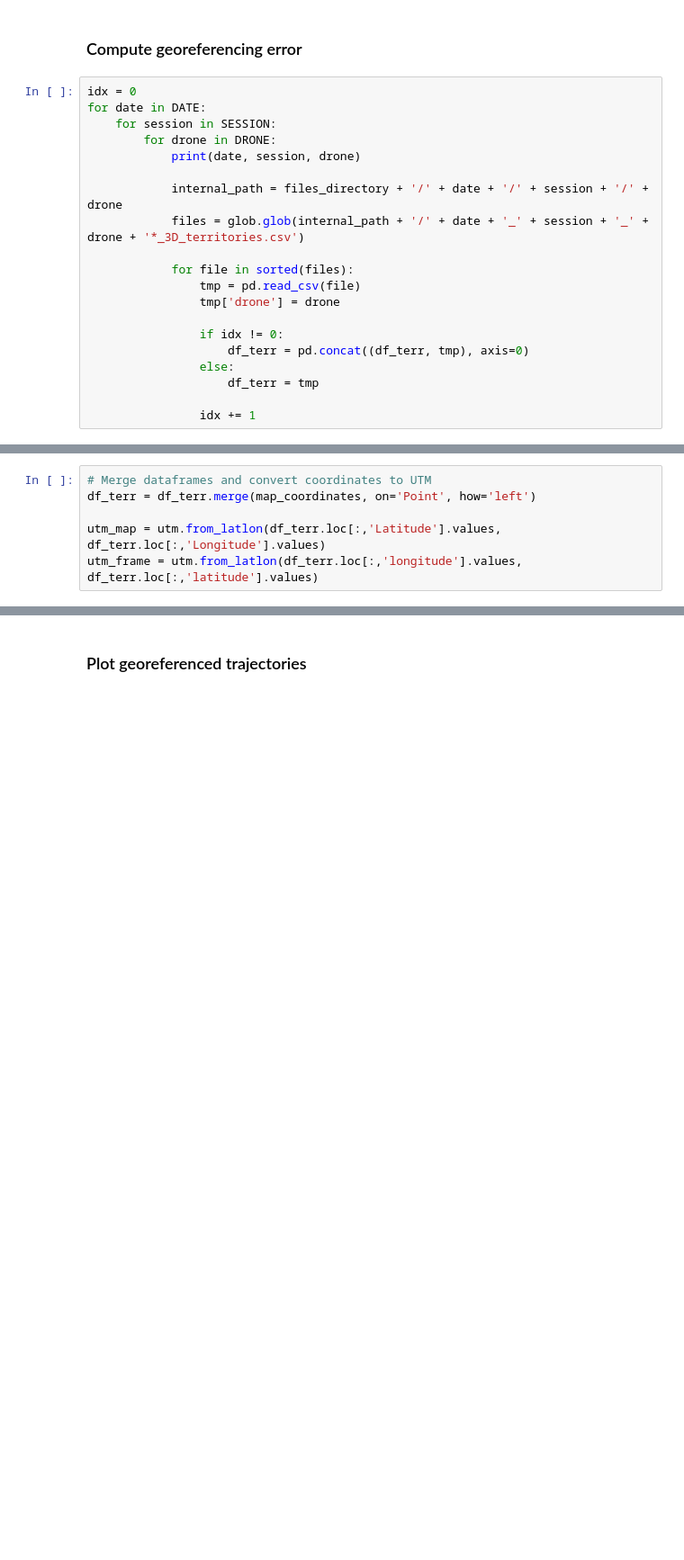
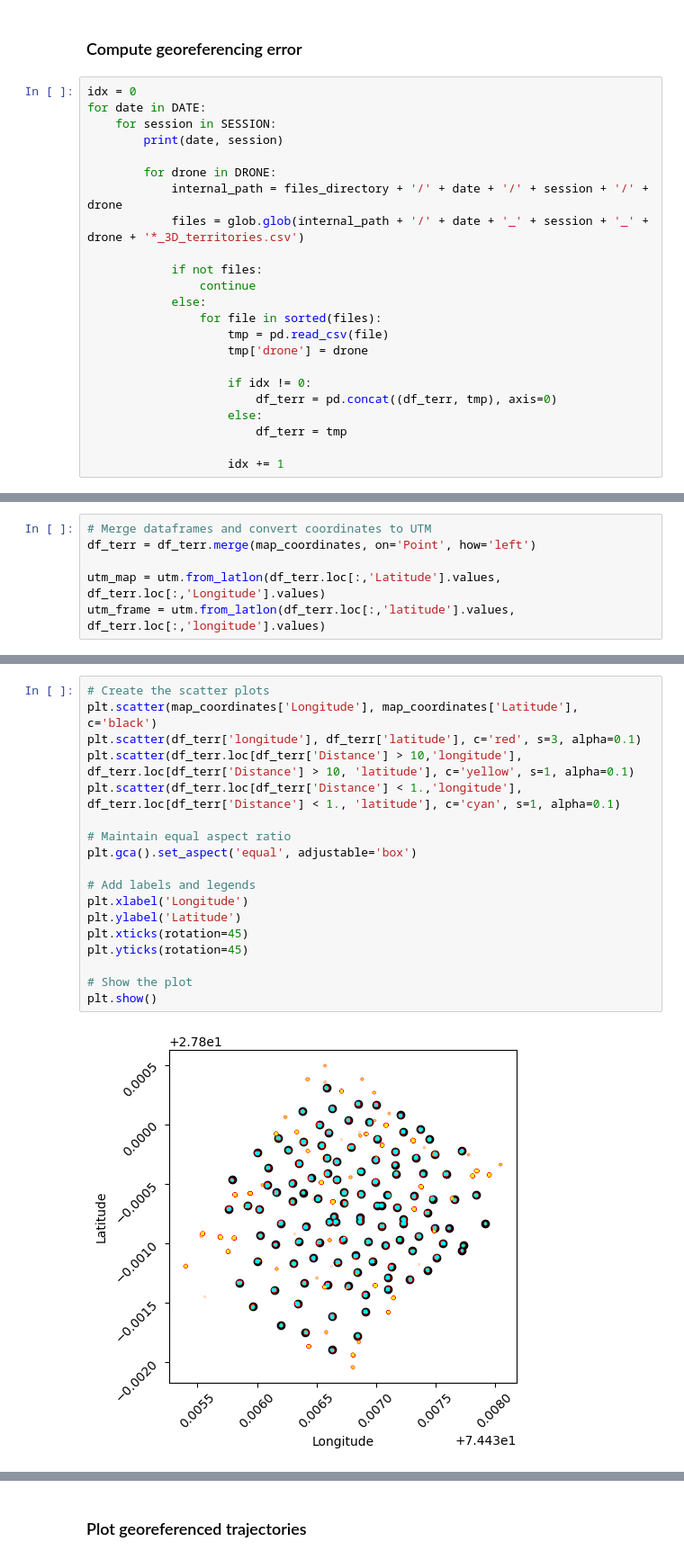
Before and after one commit to projectmela/SpatialRegistration, a Jupyter notebook: 16_ComputeError_PlotTrajectories.ipynb, the cells around one changed output, grey strips where cells are left out. Shown at 90% size. Cells and saved outputs as stored; diff of their text form; blank space fills up the shorter version.

```diff
--- a/16_ComputeError_PlotTrajectories.ipynb
+++ b/16_ComputeError_PlotTrajectories.ipynb
@@ -80,20 +36,23 @@ files_directory = '/Volumes/EAS_shared/blackbuck/working/processed/Field_Recordi
 idx = 0
 for date in DATE:
     for session in SESSION:
+        print(date, session)
+
         for drone in DRONE:
-            print(date, session, drone)
-
             internal_path = files_directory + '/' + date + '/' + session + '/' + drone
             files = glob.glob(internal_path + '/' + date + '_' + session + '_' + drone + '*_3D_territories.csv')
 
-            for file in sorted(files):
-                tmp = pd.read_csv(file)
-                tmp['drone'] = drone
+            if not files:
+                continue
+            else:
+                for file in sorted(files):
+                    tmp = pd.read_csv(file)
+                    tmp['drone'] = drone
 
-                if idx != 0:
-                    df_terr = pd.concat((df_terr, tmp), axis=0)
-                else:
-                    df_terr = tmp
+                    if idx != 0:
+                        df_terr = pd.concat((df_terr, tmp), axis=0)
+                    else:
+                        df_terr = tmp
 
-                idx += 1
+                    idx += 1
 # %% [output]
@@ -123,7 +78,7 @@ plt.show()
 df_terr = df_terr.merge(map_coordinates, on='Point', how='left')
 
 utm_map = utm.from_latlon(df_terr.loc[:,'Latitude'].values, df_terr.loc[:,'Longitude'].values)
-utm_frame = utm.from_latlon(df_terr.loc[:,'longitude'].values, df_terr.loc[:,'latitude'].values)
+utm_frame = utm.from_latlon(df_terr.loc[:,'latitude'].values, df_terr.loc[:,'longitude'].values)
 # %%
 # Compute error
 df_terr['Easting'] = utm_map[0]
@@ -140,0 +96,20 @@ Mean error: 0.4m
+# %%
+# Create the scatter plots
+plt.scatter(map_coordinates['Longitude'], map_coordinates['Latitude'], c='black')
+plt.scatter(df_terr['longitude'], df_terr['latitude'], c='red', s=3, alpha=0.1)
+plt.scatter(df_terr.loc[df_terr['Distance'] > 10,'longitude'], df_terr.loc[df_terr['Distance'] > 10, 'latitude'], c='yellow', s=1, alpha=0.1)
+plt.scatter(df_terr.loc[df_terr['Distance'] < 1.,'longitude'], df_terr.loc[df_terr['Distance'] < 1., 'latitude'], c='cyan', s=1, alpha=0.1)
+
+# Maintain equal aspect ratio
+plt.gca().set_aspect('equal', adjustable='box')
+
+# Add labels and legends
+plt.xlabel('Longitude')
+plt.ylabel('Latitude')
+plt.xticks(rotation=45)
+plt.yticks(rotation=45)
+
+# Show the plot
+plt.show()
+# %% [output]
+[figure, added]
```
Also changed, not shown: parts of 6 cells of this notebook, 1 other file.
